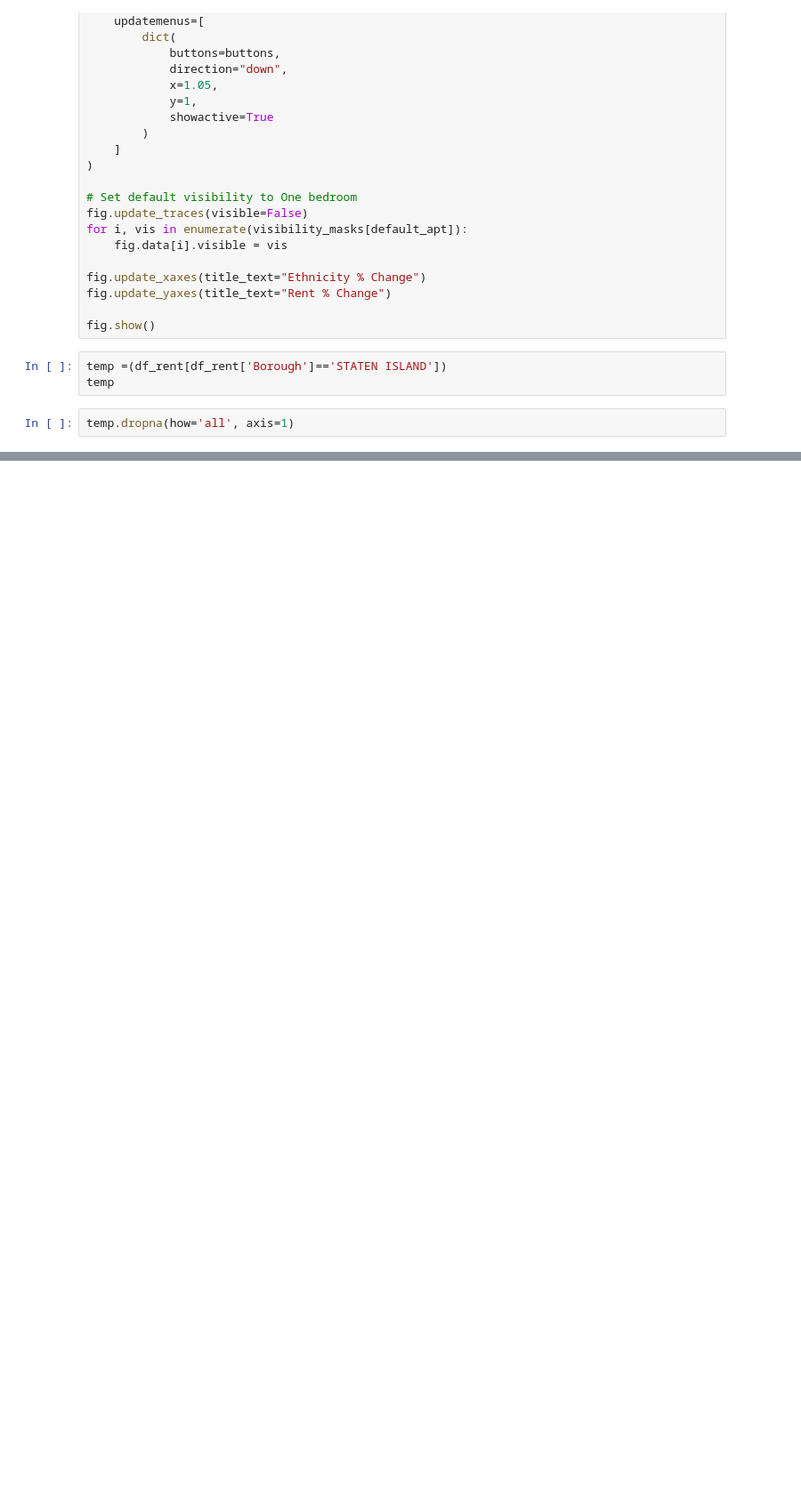
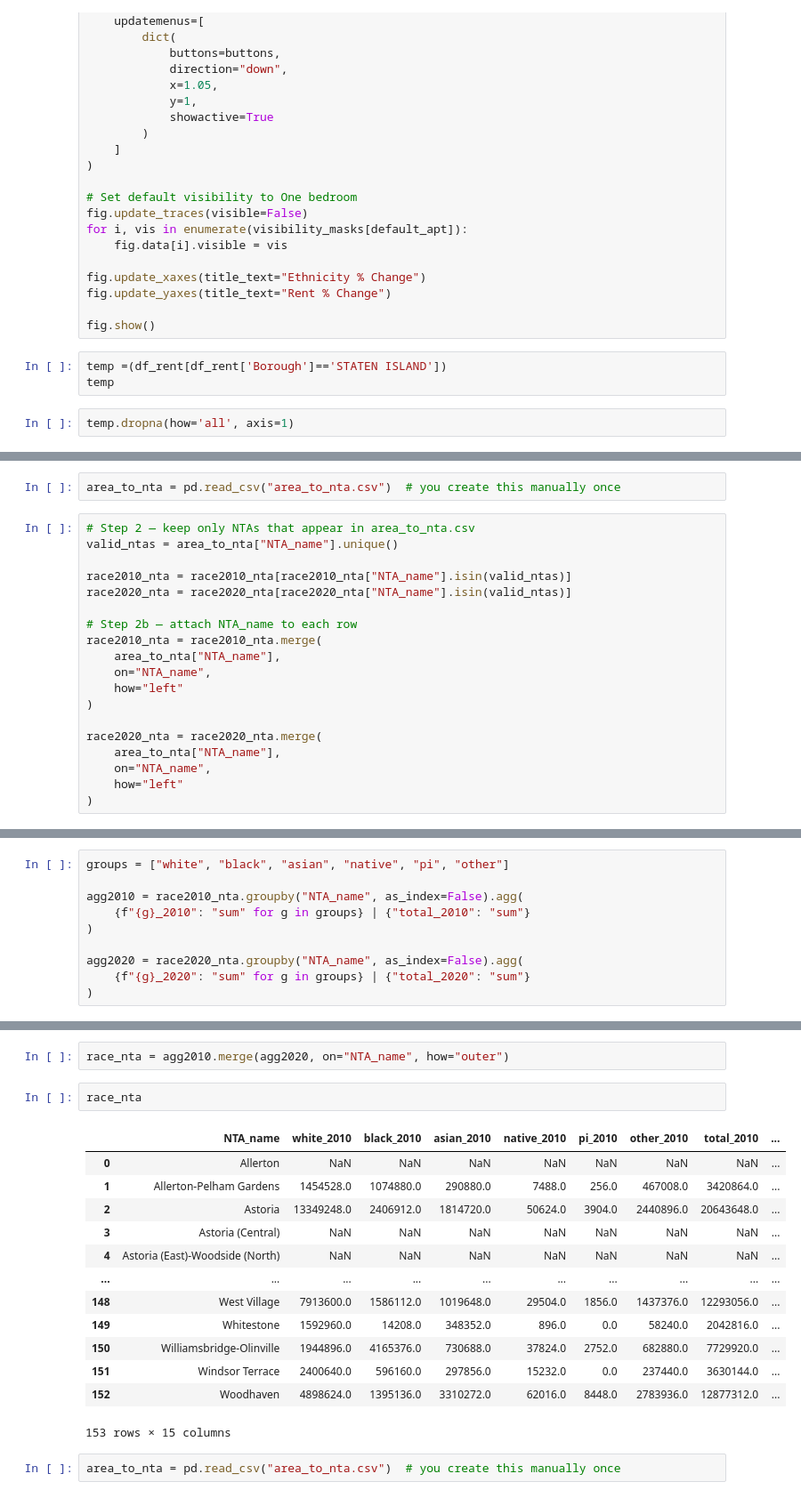
Before and after one commit to NYCRentAndSalary/NYCRentAndSalary.github.io, a Jupyter notebook: gentrification.ipynb, the cells around one changed output, grey strips where cells are left out. Shown at 89% size. Cells and saved outputs as stored; diff of their text form; blank space fills up the shorter version.

```diff
--- a/gentrification.ipynb
+++ b/gentrification.ipynb
@@ -1233,0 +1487,21 @@ temp.dropna(how='all', axis=1)
+# %%
+area_to_nta = pd.read_csv("area_to_nta.csv")  # you create this manually once
+# %%
+# Step 2 — keep only NTAs that appear in area_to_nta.csv
+valid_ntas = area_to_nta["NTA_name"].unique()
+
+race2010_nta = race2010_nta[race2010_nta["NTA_name"].isin(valid_ntas)]
+race2020_nta = race2020_nta[race2020_nta["NTA_name"].isin(valid_ntas)]
+
+# Step 2b — attach NTA_name to each row
+race2010_nta = race2010_nta.merge(
+    area_to_nta["NTA_name"],
+    on="NTA_name",
+    how="left"
+)
+
+race2020_nta = race2020_nta.merge(
+    area_to_nta["NTA_name"],
+    on="NTA_name",
+    how="left"
+)
@@ -1233,0 +1570,10 @@ temp.dropna(how='all', axis=1)
+# %%
+groups = ["white", "black", "asian", "native", "pi", "other"]
+
+agg2010 = race2010_nta.groupby("NTA_name", as_index=False).agg(
+    {f"{g}_2010": "sum" for g in groups} | {"total_2010": "sum"}
+)
+
+agg2020 = race2020_nta.groupby("NTA_name", as_index=False).agg(
+    {f"{g}_2020": "sum" for g in groups} | {"total_2020": "sum"}
+)
@@ -1233,0 +1596,20 @@ temp.dropna(how='all', axis=1)
+# %%
+race_nta = agg2010.merge(agg2020, on="NTA_name", how="outer")
+# %%
+race_nta
+# %% [output]
+|  | NTA_name | white_2010 | black_2010 | asian_2010 | native_2010 | pi_2010 | other_2010 | total_2010 | ... |
+| 0 | Allerton | NaN | NaN | NaN | NaN | NaN | NaN | NaN | ... |
+| 1 | Allerton-Pelham Gardens | 1454528.0 | 1074880.0 | 290880.0 | 7488.0 | 256.0 | 467008.0 | 3420864.0 | ... |
+| 2 | Astoria | 13349248.0 | 2406912.0 | 1814720.0 | 50624.0 | 3904.0 | 2440896.0 | 20643648.0 | ... |
+| 3 | Astoria (Central) | NaN | NaN | NaN | NaN | NaN | NaN | NaN | ... |
+| 4 | Astoria (East)-Woodside (North) | NaN | NaN | NaN | NaN | NaN | NaN | NaN | ... |
+| ... | ... | ... | ... | ... | ... | ... | ... | ... | ... |
+| 148 | West Village | 7913600.0 | 1586112.0 | 1019648.0 | 29504.0 | 1856.0 | 1437376.0 | 12293056.0 | ... |
+| 149 | Whitestone | 1592960.0 | 14208.0 | 348352.0 | 896.0 | 0.0 | 58240.0 | 2042816.0 | ... |
+| 150 | Williamsbridge-Olinville | 1944896.0 | 4165376.0 | 730688.0 | 37824.0 | 2752.0 | 682880.0 | 7729920.0 | ... |
+| 151 | Windsor Terrace | 2400640.0 | 596160.0 | 297856.0 | 15232.0 | 0.0 | 237440.0 | 3630144.0 | ... |
+| 152 | Woodhaven | 4898624.0 | 1395136.0 | 3310272.0 | 62016.0 | 8448.0 | 2783936.0 | 12877312.0 | ... |
+153 rows × 15 columns
+# %%
+area_to_nta = pd.read_csv("area_to_nta.csv")  # you create this manually once
```
Also changed, not shown: parts of 30 cells of this notebook.
